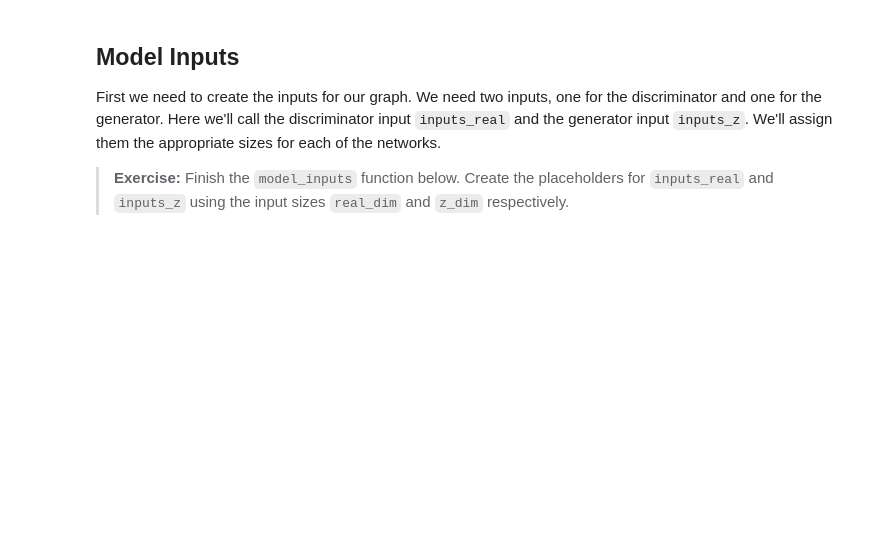
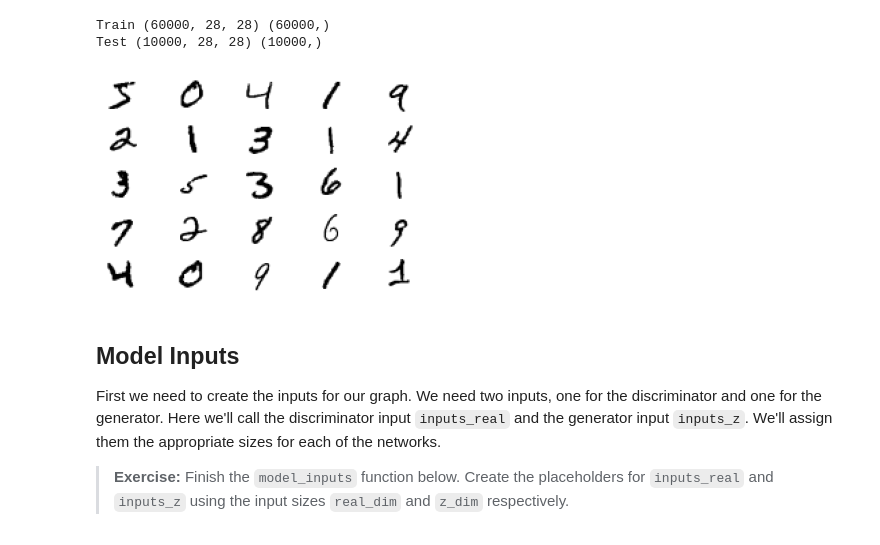
Before and after one commit to mzhoolideh/Deep_Learning_Master, a Jupyter notebook: gan_mnist/Intro_to_GANs_Keras.ipynb, the cells around one changed output. Drawn from its saved outputs; the diff is of its cells as text; code cells hidden in the pictures; blank space fills up the shorter version.

Commit message:
Dataset visualised

```diff
--- a/gan_mnist/Intro_to_GANs_Keras.ipynb
+++ b/gan_mnist/Intro_to_GANs_Keras.ipynb
@@ -28,3 +29,20 @@ mnist = tf.keras.datasets.mnist
+# %%
+from keras.datasets.mnist import load_data
+
+(trainX, trainy), (testX, testy) = load_data()
+# %%
+print('Train', trainX.shape, trainy.shape)
+print('Test', testX.shape, testy.shape)
+# %% [output]
+Train (60000, 28, 28) (60000,)
+Test (10000, 28, 28) (10000,)
+# %%
+for i in range(25):
+    plt.subplot(5,5,i+1)
+    plt.imshow(trainX[i], cmap='gray_r')
+    plt.axis('off')
+# %% [output]
+[figure, added]
 # %% [markdown]
 ## Model Inputs
 
```
Also changed, not shown: parts of 2 cells of this notebook.
